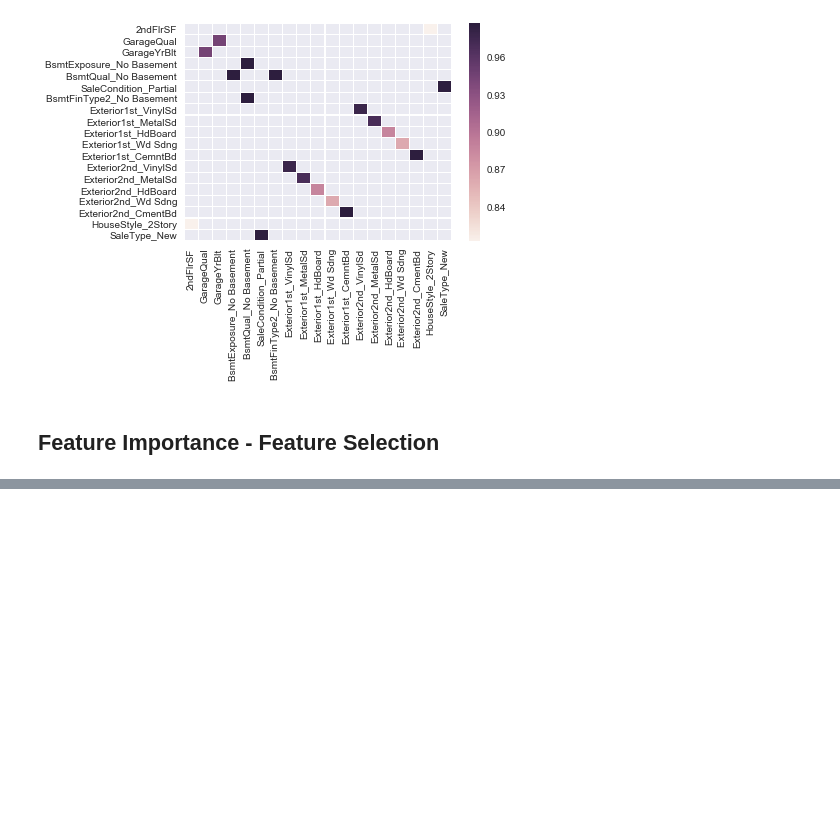
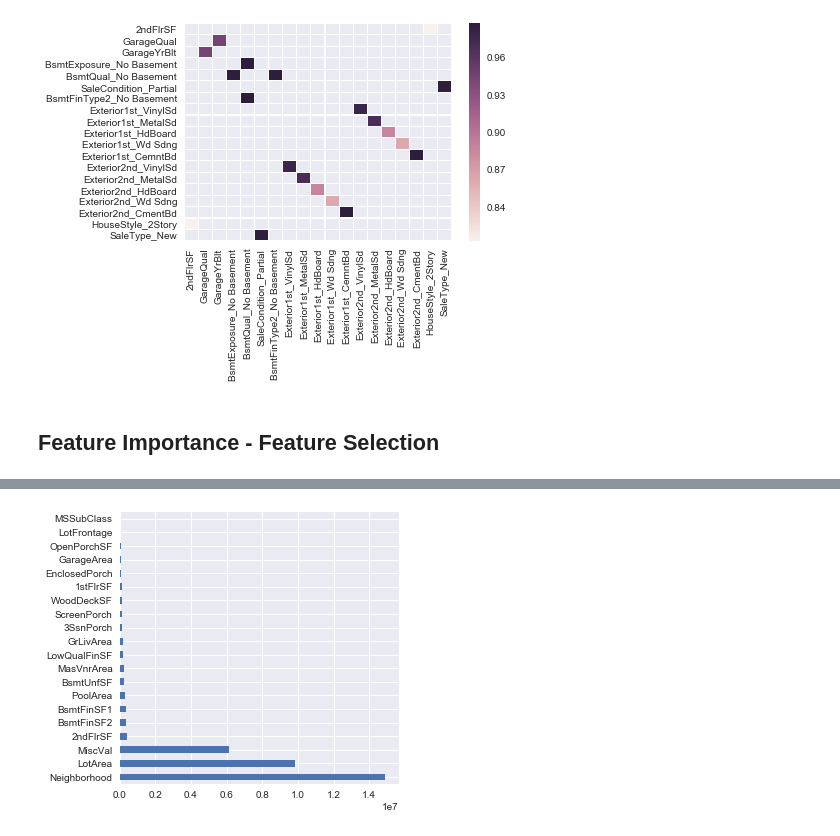
Before and after one commit to DBhugwandas/HousePricePredict, a Jupyter notebook: EDA _Explore.ipynb, the cells around one changed output, grey strips where cells are left out. Saved outputs shown, nothing was run; the diff lists cells and outputs as text; code cells hidden in the pictures; blank space fills up the shorter version.

```diff
--- a/EDA _Explore.ipynb
+++ b/EDA _Explore.ipynb
@@ -218,0 +228,17 @@ df3.sort_values(ascending=False).head(20).plot.bar()
+# %%
+df2 = df.loc[df.SalePrice.isnull() == False]
+normalize(df2)
+y = df2.SalePrice
+
+X = abs(df2.drop(['Id' , 'SalePrice'], axis = 1))
+
+bestfeatures = SelectKBest(score_func=chi2,k=10)
+fit = bestfeatures.fit(X,y)
+# %%
+Scores = dict(zip(X.columns,fit.scores_))
+ScoresDf = pd.Series(Scores)
+plt.figure(figsize=(5,5))
+ScoresDf.sort_values(ascending=False).head(20).plot(kind='barh')
+Fi_2 = list(ScoresDf.sort_values(ascending=False).head(20).index)
+# %% [output]
+[figure, added]
```
Also changed, not shown: parts of 7 cells of this notebook, 5 other files.
